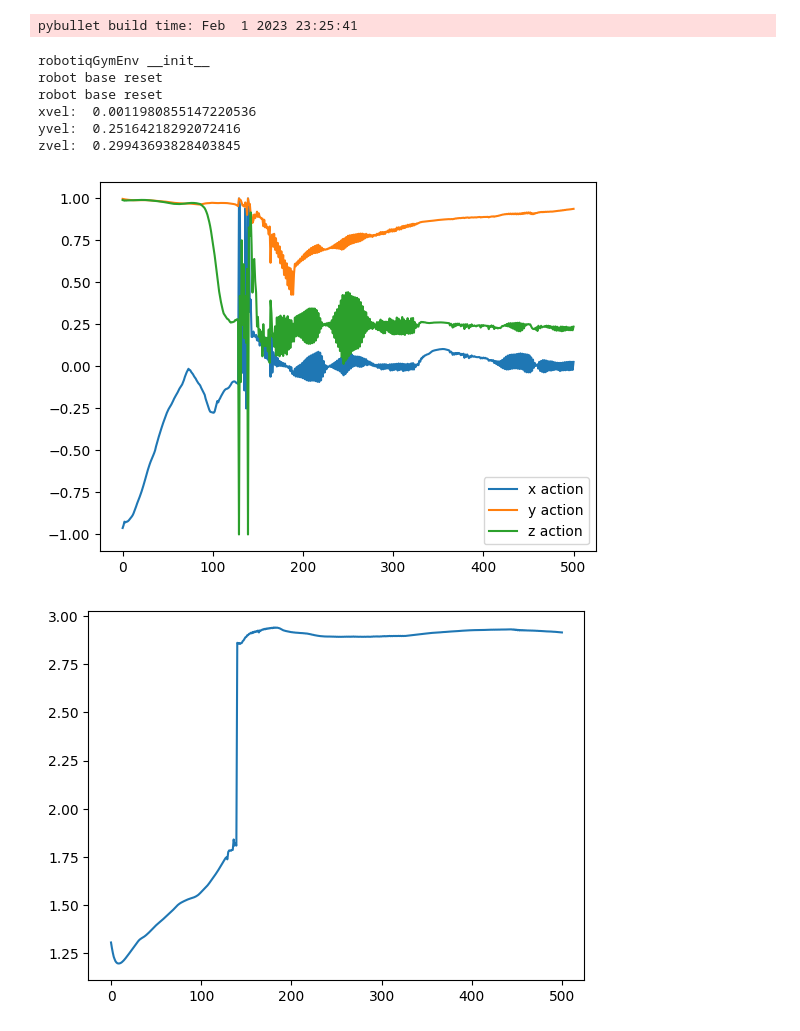
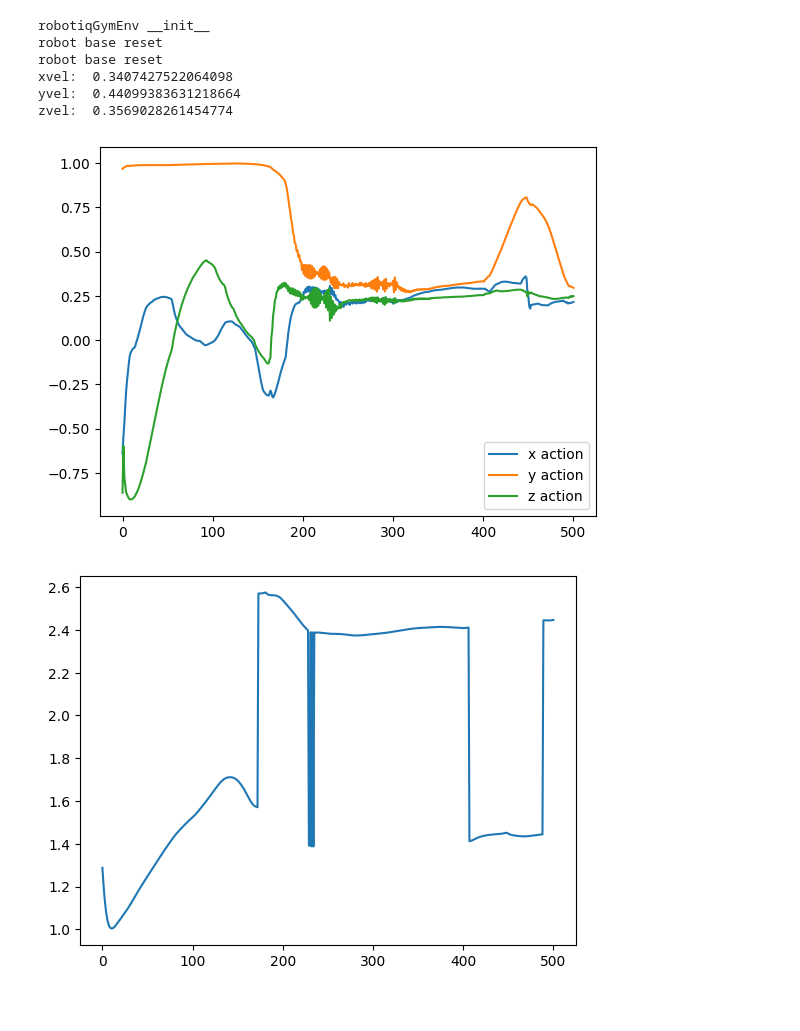
Before and after one commit to baha2r/Fanuc_Robotiq_Grasp, a Jupyter notebook: EnvDebug.ipynb, the cells around one changed output. Drawn from its saved outputs; the diff is of its cells as text; code cells hidden in the pictures.

Commit message:
model updated!

```diff
--- a/EnvDebug.ipynb
+++ b/EnvDebug.ipynb
@@ -24,7 +24,7 @@ def main():
 
     env = robotiqGymEnv(records=False, renders=False)
 
-    dir = "models/20230304-05:35PM_SAC_M1000_0.04_wovel/best_model.zip"
+    dir = "models/20230307-10:21AM_SAC_M1000_0.04_wovel_long/best_model.zip"
     model = SAC.load(dir)
 
     # mean_reward, std_reward = evaluate_policy(model, env, n_eval_episodes=10)
@@ -42,6 +42,8 @@ def main():
     targetyposition_ = np.array([])
     targetzposition_ = np.array([])
     closestpoint_ = np.array([])
+    totalforce_ = np.array([])
+    totalforce_2 = np.array([])
 
 
     dones = False
@@ -55,7 +57,7 @@ def main():
         action, _states = model.predict(obs, deterministic=True)
         obs, rewards, dones, info = env.step(action)
 
-        rewards_ = np.append(rewards_,env._reward())
+        rewards_ = np.append(rewards_,rewards)
         xaction_ = np.append(xaction_,action[0])
         yaction_ = np.append(yaction_,action[1])
         zaction_ = np.append(zaction_,action[2])
@@ -69,49 +71,54 @@ def main():
         xtargetvel = p.getBaseVelocity(env.blockUid)[0][0]
         ytargetvel = p.getBaseVelocity(env.blockUid)[0][1]
         ztargetvel = p.getBaseVelocity(env.blockUid)[0][2]
+        totalforce_ = np.append(totalforce_,env._contactinfo()[4])
+        totalforce_2 = np.append(totalforce_2,p.getClosestPoints(env.blockUid, env._robotiq.robotiqUid, 100, -1, -1)[0][9])
         # env.render()
         # time.sleep(0.1)
 
 
     plt.plot(xaction_, label="x action")
     plt.plot(yaction_, label="y action")
     plt.plot(zaction_, label="z action")
     plt.legend()
 
     print("xvel: ", xtargetvel)
     print("yvel: ", ytargetvel)
     print("zvel: ", ztargetvel)
 
     plt.figure()
     plt.plot(rewards_, label="reward")
 
     plt.figure()
-    plt.plot(xposition_, label="x position")
-    plt.plot(yposition_, label="y position")
-    plt.plot(zposition_, label="z position")
+    plt.plot(xposition_, label="x position", color='red')
+    plt.plot(yposition_, label="y position", color='green')
+    plt.plot(zposition_, label="z position", color='blue')
 
-    plt.plot(targetxposition_, label="target x position", linestyle='--')
-    plt.plot(targetyposition_, label="target y position", linestyle='--')
-    plt.plot(targetzposition_, label="target z position", linestyle='--')
+    plt.plot(targetxposition_, linestyle='--', color='red')
+    plt.plot(targetyposition_, linestyle='--', color='green')
+    plt.plot(targetzposition_, linestyle='--', color='blue')
     plt.legend()
 
     plt.figure()
     plt.plot(closestpoint_, label="closest distance")
     plt.plot(np.zeros(len(closestpoint_)), linestyle='--')
     plt.legend()
 
+    plt.figure()
+    plt.plot(totalforce_, label="total force")
+    plt.legend()
+
 
 
 
 if __name__ == "__main__":
   main()
 # %% [output]
-pybullet build time: Feb  1 2023 23:25:41
+robotiqGymEnv __init__
+robot base reset
+robot base reset
+xvel:  0.3407427522064098
+yvel:  0.44099383631218664
+zvel:  0.3569028261454774
-robotiqGymEnv __init__
-robot base reset
-robot base reset
-xvel:  0.0011980855147220536
-yvel:  0.25164218292072416
-zvel:  0.29943693828403845
-[figure, old version]
+[figure, new version]
-[figure, old version]
+[figure, new version]
```
Also changed, not shown: parts of 1 cell of this notebook, 8 other files.
